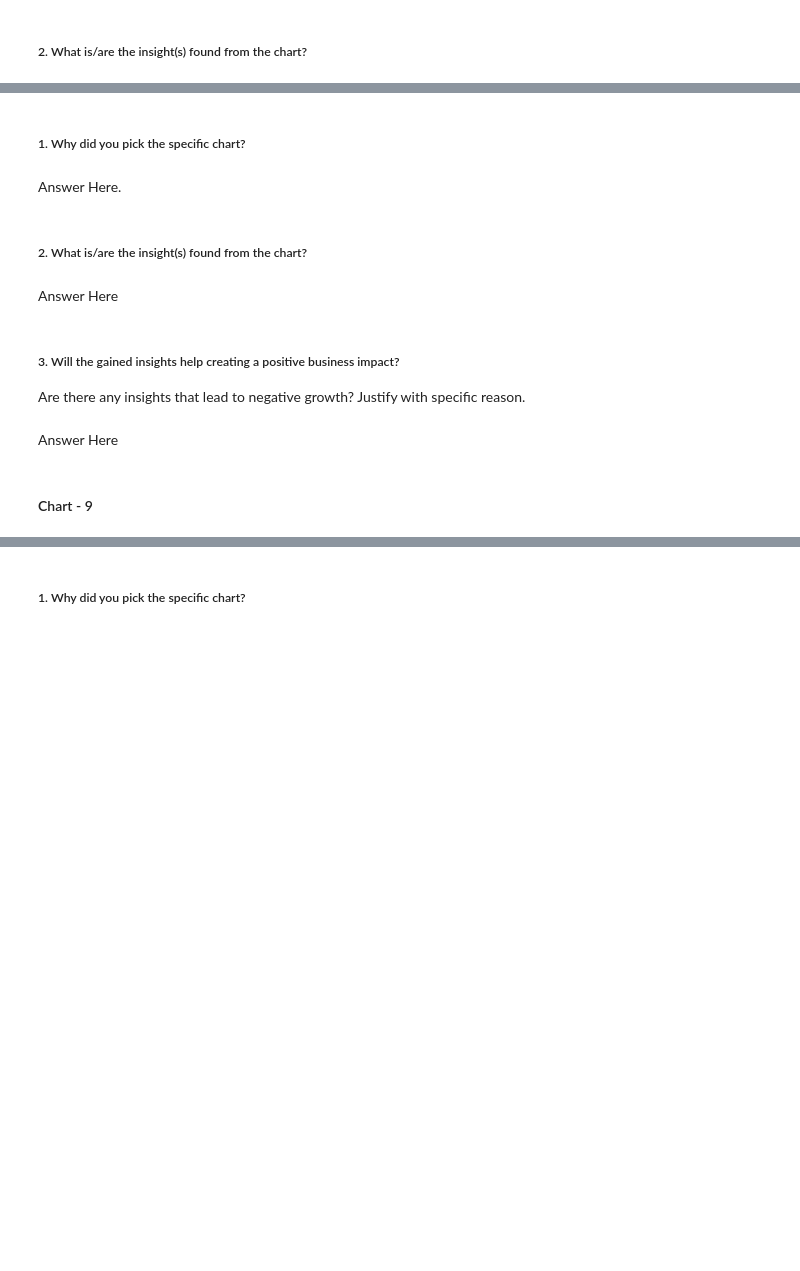
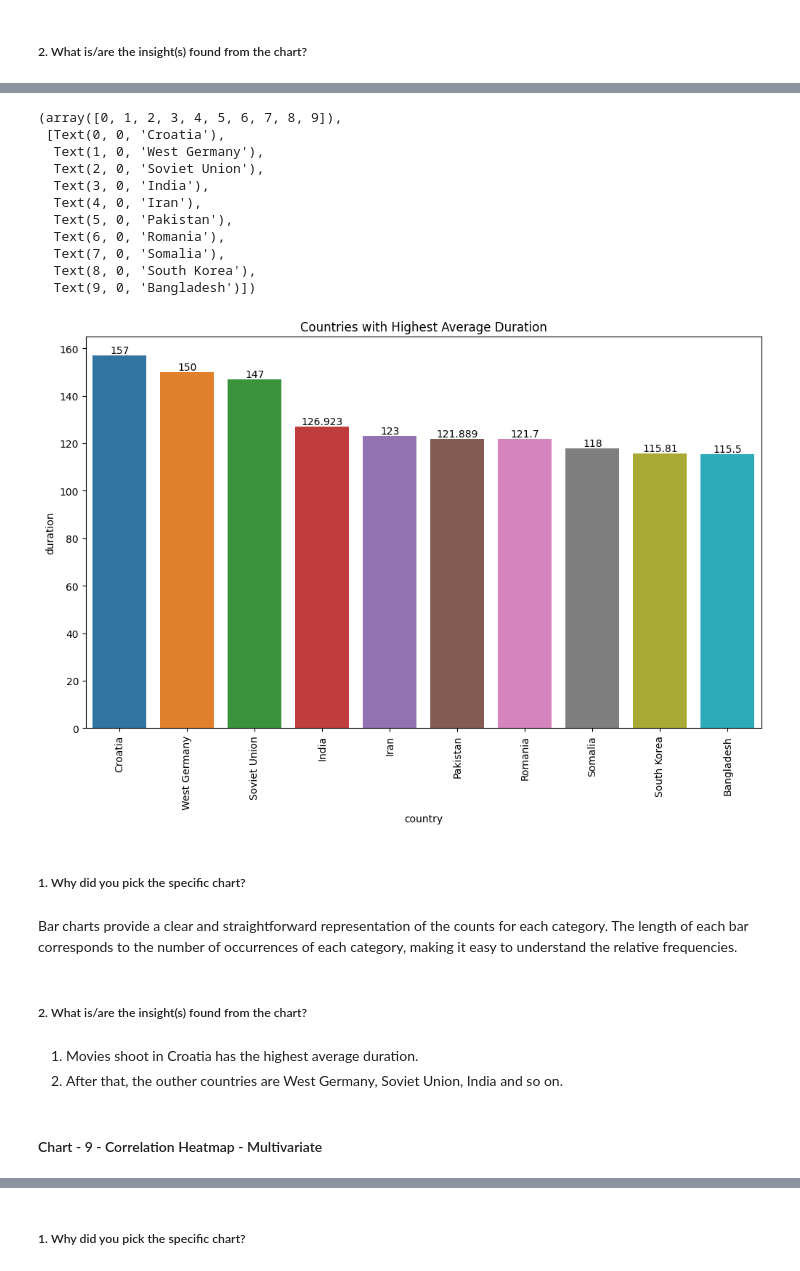
Before and after one commit to dhar9571/Capstone-Project-Unsupervised-ML---Netflix-Dataset, a Jupyter notebook: Capstone_Project_Unsupervised_ML_Netflix_Dataset.ipynb, the cells around one changed output, grey strips where cells are left out. Cells and saved outputs as stored; diff of their text form; code cells hidden in the pictures; blank space fills up the shorter version.

```diff
--- a/Capstone_Project_Unsupervised_ML_Netflix_Dataset.ipynb
+++ b/Capstone_Project_Unsupervised_ML_Netflix_Dataset.ipynb
@@ -576,15 +637,39 @@ Answer Here
+# %%
+# Chart - 8 visualization code
+
+country_duration = movies.groupby('country')['duration'].mean().reset_index().sort_values(by='duration',ascending=False).head(10)
+
+plt.figure(figsize=(12,7))
+
+ax = sns.barplot(x=country_duration['country'],y=country_duration['duration'])
+
+for i in ax.containers:
+  ax.bar_label(i)
+
+
+plt.title('Countries with Highest Average Duration')
+plt.xticks(rotation=90)
+# %% [output]
+(array([0, 1, 2, 3, 4, 5, 6, 7, 8, 9]),
+ [Text(0, 0, 'Croatia'),
+  Text(1, 0, 'West Germany'),
+  Text(2, 0, 'Soviet Union'),
+  Text(3, 0, 'India'),
+  Text(4, 0, 'Iran'),
+  Text(5, 0, 'Pakistan'),
+  Text(6, 0, 'Romania'),
+  Text(7, 0, 'Somalia'),
+  Text(8, 0, 'South Korea'),
+  Text(9, 0, 'Bangladesh')])
+[figure, added]
 # %% [markdown]
 ##### 1. Why did you pick the specific chart?
-# %% [markdown]
-Answer Here.
+# %% [markdown]
+Bar charts provide a clear and straightforward representation of the counts for each category. The length of each bar corresponds to the number of occurrences of each category, making it easy to understand the relative frequencies.
 # %% [markdown]
 ##### 2. What is/are the insight(s) found from the chart?
-# %% [markdown]
-Answer Here
-# %% [markdown]
-##### 3. Will the gained insights help creating a positive business impact?
-Are there any insights that lead to negative growth? Justify with specific reason.
-# %% [markdown]
-Answer Here
+# %% [markdown]
+1. Movies shoot in Croatia has the highest average duration.
+2. After that, the outher countries are West Germany, Soviet Union, India and so on.
 # %% [markdown]
-#### Chart - 9
+#### Chart - 9 - Correlation Heatmap - Multivariate
```
Also changed, not shown: parts of 78 cells of this notebook.
